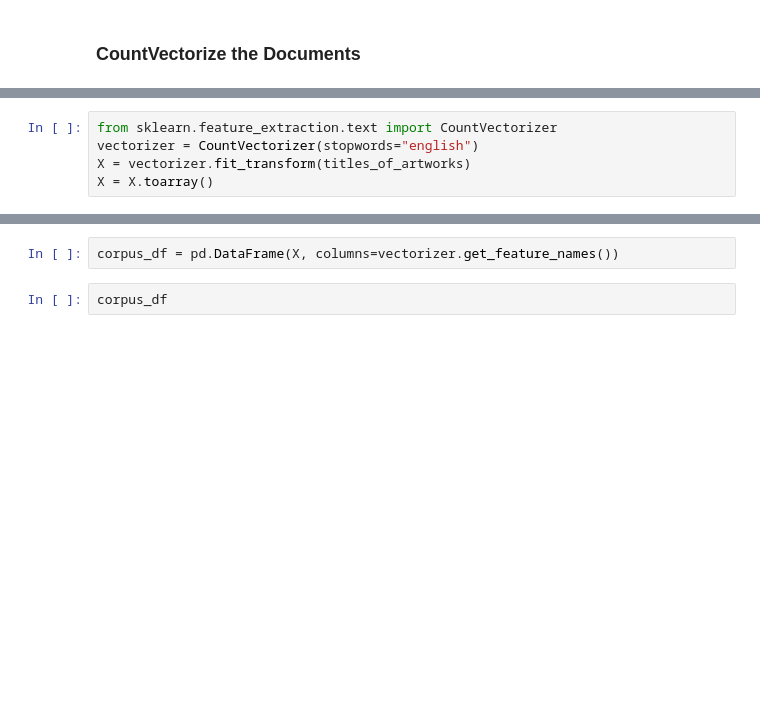
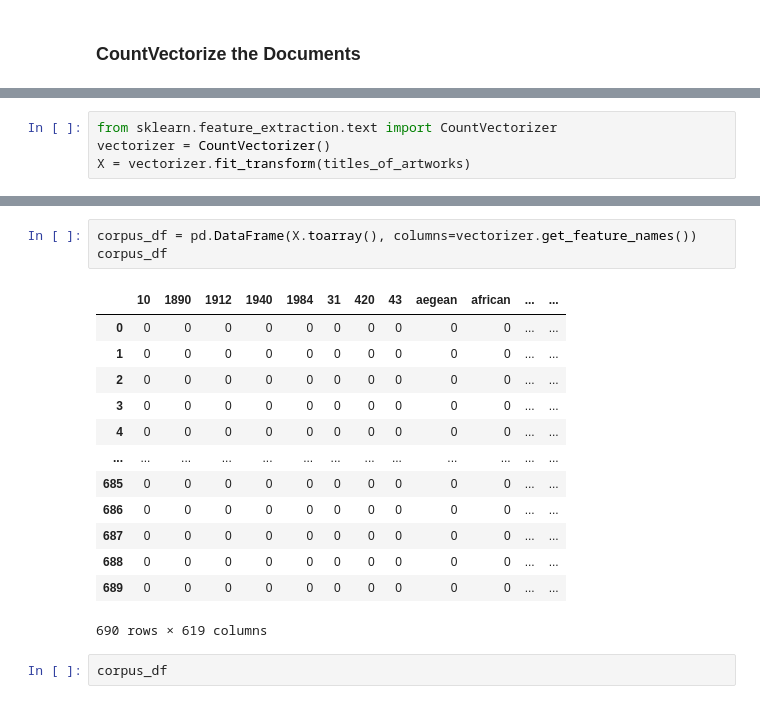
Before and after one commit to ychennay/dso-560-nlp-text-analytics, a Jupyter notebook: week2/Text Preprocessing Techniques (Completed).ipynb, the cells around one changed output, grey strips where cells are left out. Drawn from its saved outputs; the diff is of its cells as text; blank space fills up the shorter version.

```diff
--- a/week2/Text Preprocessing Techniques (Completed).ipynb
+++ b/week2/Text Preprocessing Techniques (Completed).ipynb
@@ -288,5 +350,4 @@ titles_of_artworks: pd.Series = public_art_df["titleOfArtwork"]
 # %%
 from sklearn.feature_extraction.text import CountVectorizer
-vectorizer = CountVectorizer(stopwords="english")
+vectorizer = CountVectorizer()
 X = vectorizer.fit_transform(titles_of_artworks)
-X = X.toarray()
@@ -293,5 +362,20 @@ X = X.toarray()
 # %%
-corpus_df = pd.DataFrame(X, columns=vectorizer.get_feature_names())
+corpus_df = pd.DataFrame(X.toarray(), columns=vectorizer.get_feature_names())
+corpus_df
+# %% [output]
+|  | 10 | 1890 | 1912 | 1940 | 1984 | 31 | 420 | 43 | aegean | african | ... | ... |
+| 0 | 0 | 0 | 0 | 0 | 0 | 0 | 0 | 0 | 0 | 0 | ... | ... |
+| 1 | 0 | 0 | 0 | 0 | 0 | 0 | 0 | 0 | 0 | 0 | ... | ... |
+| 2 | 0 | 0 | 0 | 0 | 0 | 0 | 0 | 0 | 0 | 0 | ... | ... |
+| 3 | 0 | 0 | 0 | 0 | 0 | 0 | 0 | 0 | 0 | 0 | ... | ... |
+| 4 | 0 | 0 | 0 | 0 | 0 | 0 | 0 | 0 | 0 | 0 | ... | ... |
+| ... | ... | ... | ... | ... | ... | ... | ... | ... | ... | ... | ... | ... |
+| 685 | 0 | 0 | 0 | 0 | 0 | 0 | 0 | 0 | 0 | 0 | ... | ... |
+| 686 | 0 | 0 | 0 | 0 | 0 | 0 | 0 | 0 | 0 | 0 | ... | ... |
+| 687 | 0 | 0 | 0 | 0 | 0 | 0 | 0 | 0 | 0 | 0 | ... | ... |
+| 688 | 0 | 0 | 0 | 0 | 0 | 0 | 0 | 0 | 0 | 0 | ... | ... |
+| 689 | 0 | 0 | 0 | 0 | 0 | 0 | 0 | 0 | 0 | 0 | ... | ... |
+690 rows × 619 columns
 # %%
 corpus_df
 # %%
```
Also changed, not shown: parts of 10 cells of this notebook, 2 other files.
